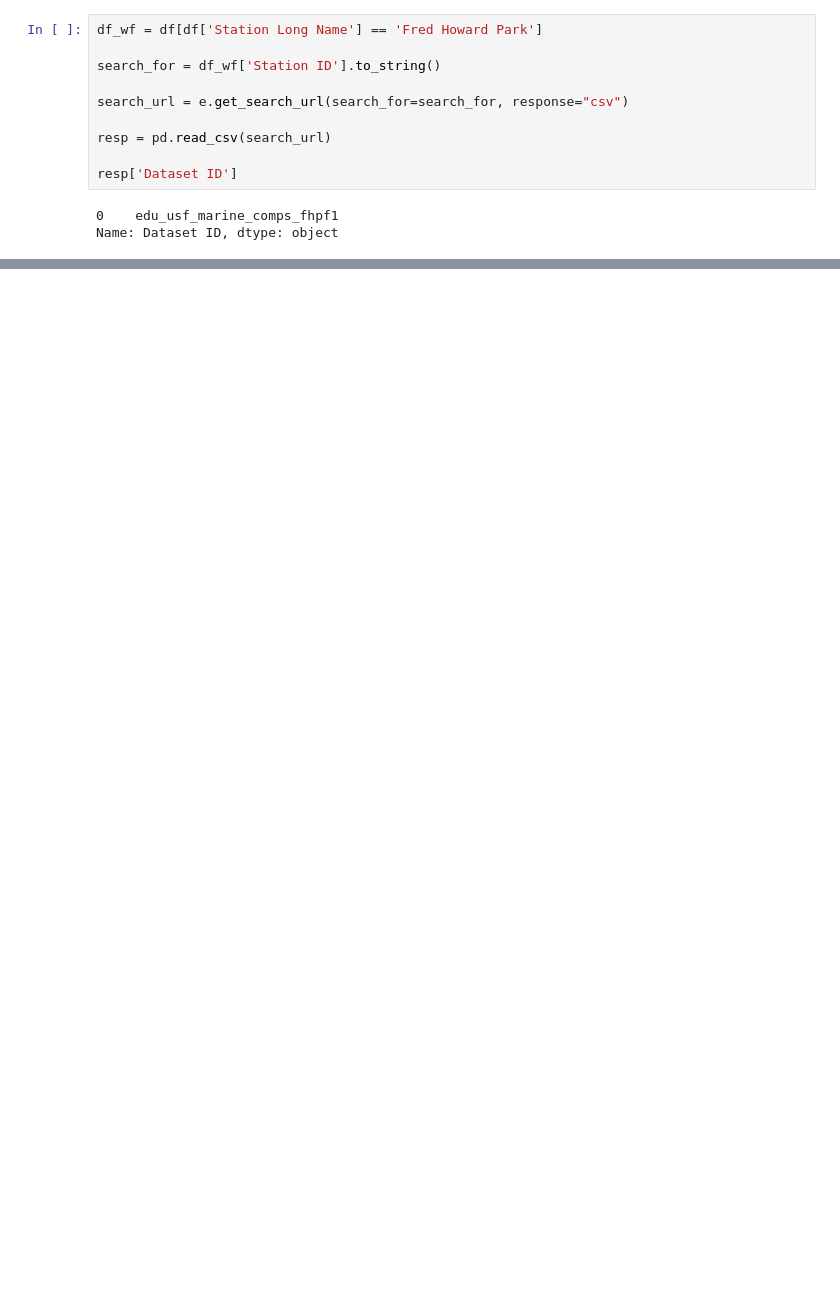
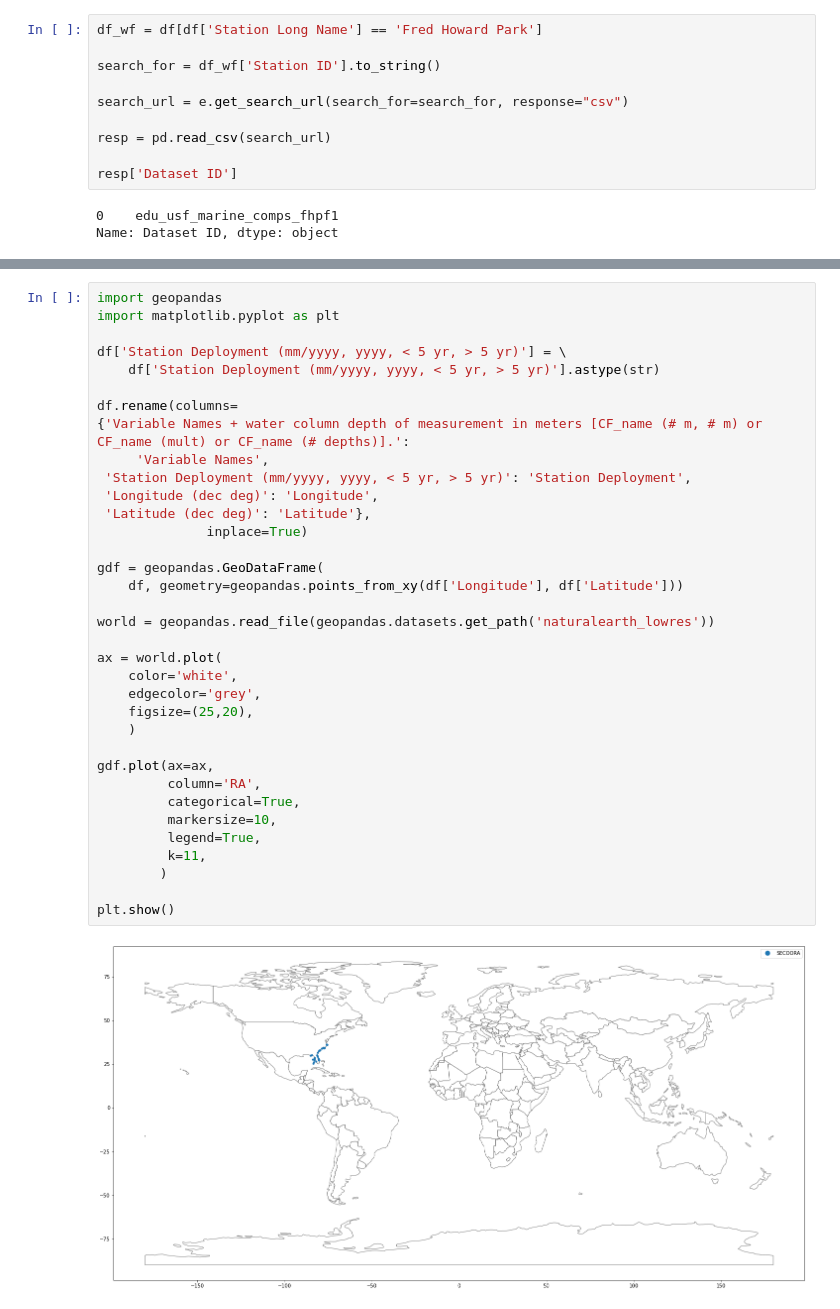
Before and after one commit to ioos/ioos-asset-inventory, a Jupyter notebook: spot_check_stations.ipynb, the cells around one changed output, grey strips where cells are left out. Cells and saved outputs as stored; diff of their text form; blank space fills up the shorter version.

```diff
--- a/spot_check_stations.ipynb
+++ b/spot_check_stations.ipynb
@@ -218,0 +256,37 @@ No valid data for 2021 for dataset ID myrtlebeach-743
+# %%
+import geopandas
+import matplotlib.pyplot as plt
+
+df['Station Deployment (mm/yyyy, yyyy, < 5 yr, > 5 yr)'] = \
+    df['Station Deployment (mm/yyyy, yyyy, < 5 yr, > 5 yr)'].astype(str)
+
+df.rename(columns=
+{'Variable Names + water column depth of measurement in meters [CF_name (# m, # m) or CF_name (mult) or CF_name (# depths)].':
+     'Variable Names',
+ 'Station Deployment (mm/yyyy, yyyy, < 5 yr, > 5 yr)': 'Station Deployment',
+ 'Longitude (dec deg)': 'Longitude',
+ 'Latitude (dec deg)': 'Latitude'},
+              inplace=True)
+
+gdf = geopandas.GeoDataFrame(
+    df, geometry=geopandas.points_from_xy(df['Longitude'], df['Latitude']))
+
+world = geopandas.read_file(geopandas.datasets.get_path('naturalearth_lowres'))
+
+ax = world.plot(
+    color='white',
+    edgecolor='grey',
+    figsize=(25,20),
+    )
+
+gdf.plot(ax=ax,
+         column='RA',
+         categorical=True,
+         markersize=10,
+         legend=True,
+         k=11,
+        )
+
+plt.show()
+# %% [output]
+[figure, added]
```
Also changed, not shown: parts of 13 cells of this notebook, 1 other file.
